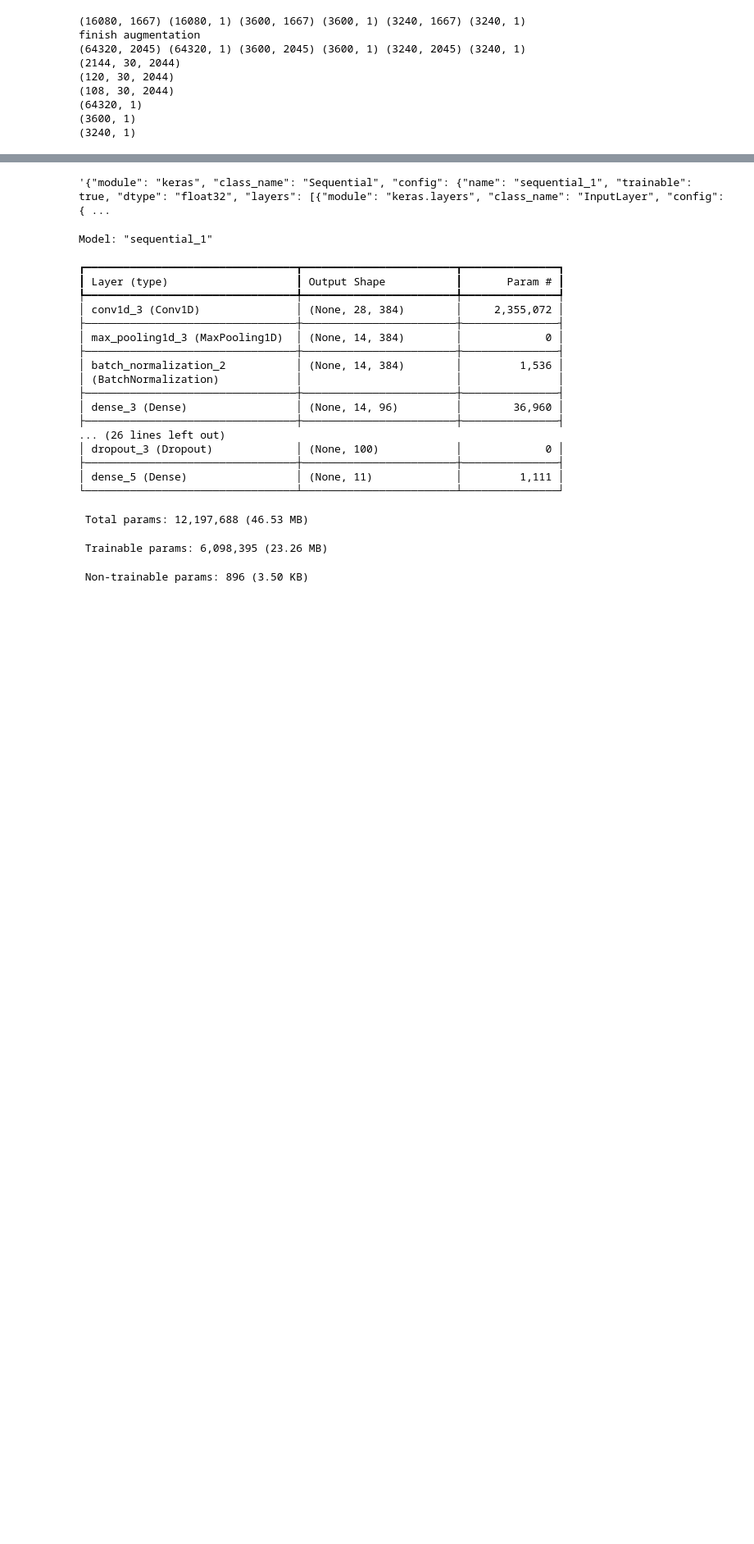
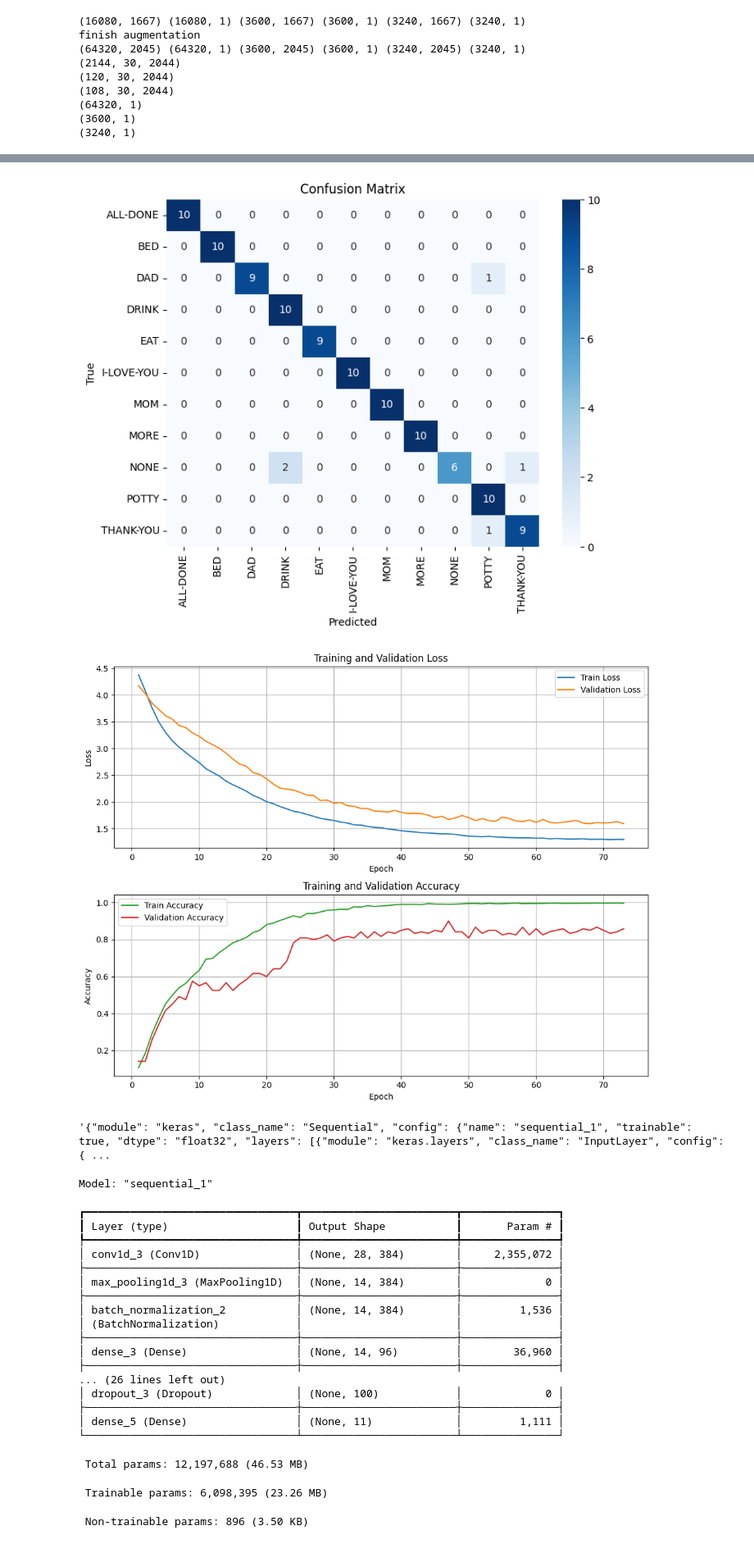
Before and after one commit to D3rrickLa/machine_learning_tfnmp, a Jupyter notebook: model/CNN_LSTM/v2/cnn_lstm_v2.ipynb, the cells around one changed output, grey strips where cells are left out. Shown at 82% size. Drawn from its saved outputs; the diff is of its cells as text; code cells hidden in the pictures; blank space fills up the shorter version.

Commit message:
updating cnn lstm v2

```diff
--- a/model/CNN_LSTM/v2/cnn_lstm_v2.ipynb
+++ b/model/CNN_LSTM/v2/cnn_lstm_v2.ipynb
@@ -243,17 +243,17 @@ model_dev_v1 = Sequential([
 
     # Dense(len(class_labels), activation='softmax', kernel_regularizer=L1L2(0.0001, 0.0001), bias_regularizer=L2(0.00025))  # Output layer for classification
 
-    Conv1D(filters=384, kernel_size=3, activation="leaky_relu", kernel_regularizer=L1L2(0.01, 0.01)),
+    Conv1D(filters=384, kernel_size=5, activation="leaky_relu", kernel_regularizer=L1L2(0.00001, 0.0001), bias_regularizer=L2(0.0001)),
     MaxPooling1D(pool_size=2),
     BatchNormalization(),
-    Dense(96, activation="tanh"),
+    Dense(units=96, activation="tanh"),
     Conv1D(filters=128, kernel_size=3),
     MaxPooling1D(pool_size=2),
     Conv1D(filters=64, kernel_size=3),
-    MaxPooling1D(pool_size=2),
+    MaxPooling1D(pool_size=3),
     BatchNormalization(),
 
-    Bidirectional(GRU(units=376, kernel_regularizer=L2(.0848960662999816e-05), return_sequences=True)),
+    Bidirectional(LSTM(units=376, kernel_regularizer=L2(.0848960662999816e-05), return_sequences=True)),
     Dropout(0.354569645899713),
     Bidirectional(GRU(units=352, return_sequences=True)),
     GRU(units=120, kernel_regularizer=L2(6.142117138252424e-05)),
@@ -262,13 +262,13 @@ model_dev_v1 = Sequential([
     Activation(activation="tanh"),
     Dense(units=100, activation="tanh"),
     Dropout(0.5),
-    Dense(len(class_labels), activation='softmax')  # Output layer for classification
+    Dense(len(class_labels), activation='softmax', kernel_regularizer=L1L2(0.01, 0.001), bias_regularizer=L2(0.0001))  # Output layer for classification
 
 ])
 # from keras._tf_keras.keras.models import load_model
 # model_dev_v1 = load_model(r"model_dev_v1_vr2.keras")
 
-model_dev_v1.compile(optimizer=SGD(learning_rate=1.0e-4, weight_decay=1e-6, momentum=0.975, nesterov=True, clipnorm=1.0), loss='categorical_crossentropy', metrics=['accuracy'])
+model_dev_v1.compile(optimizer=SGD(learning_rate=1.0e-3, weight_decay=1e-6, momentum=0.975, nesterov=True, clipnorm=1.0), loss='categorical_crossentropy', metrics=['accuracy'])
 
 early_stopping = EarlyStopping(monitor='val_loss', patience=5, restore_best_weights=True)
 reduce_lr = ReduceLROnPlateau(monitor='val_loss', factor=0.7, patience=2, min_lr=1e-12)
@@ -311,3 +311,5 @@ Epoch 89/100
+[figure, added]
+[figure, added]
 # %%
 model_dev_v1.to_json()
 # %% [output]
```
Also changed, not shown: parts of 1 cell of this notebook.
